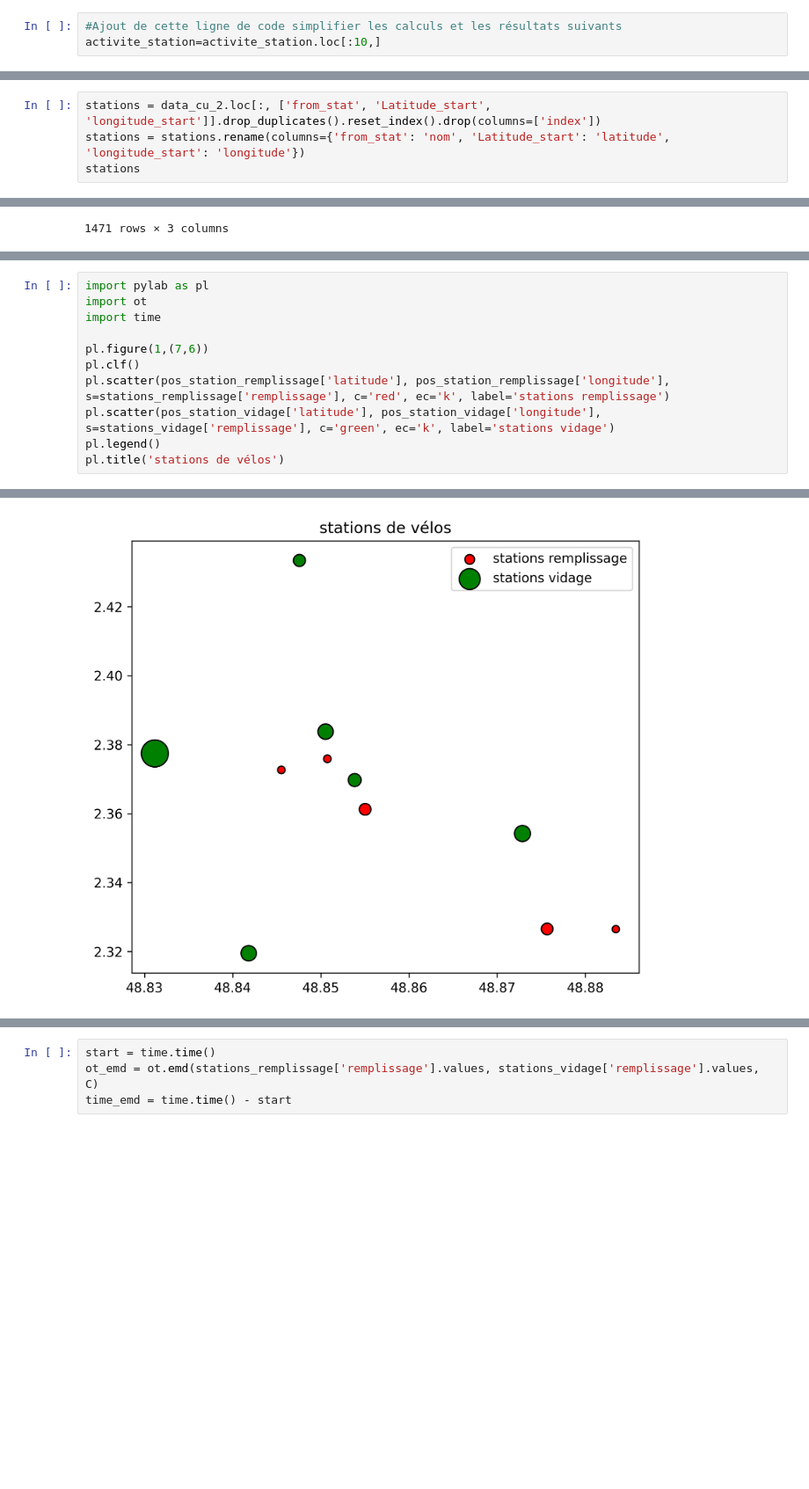
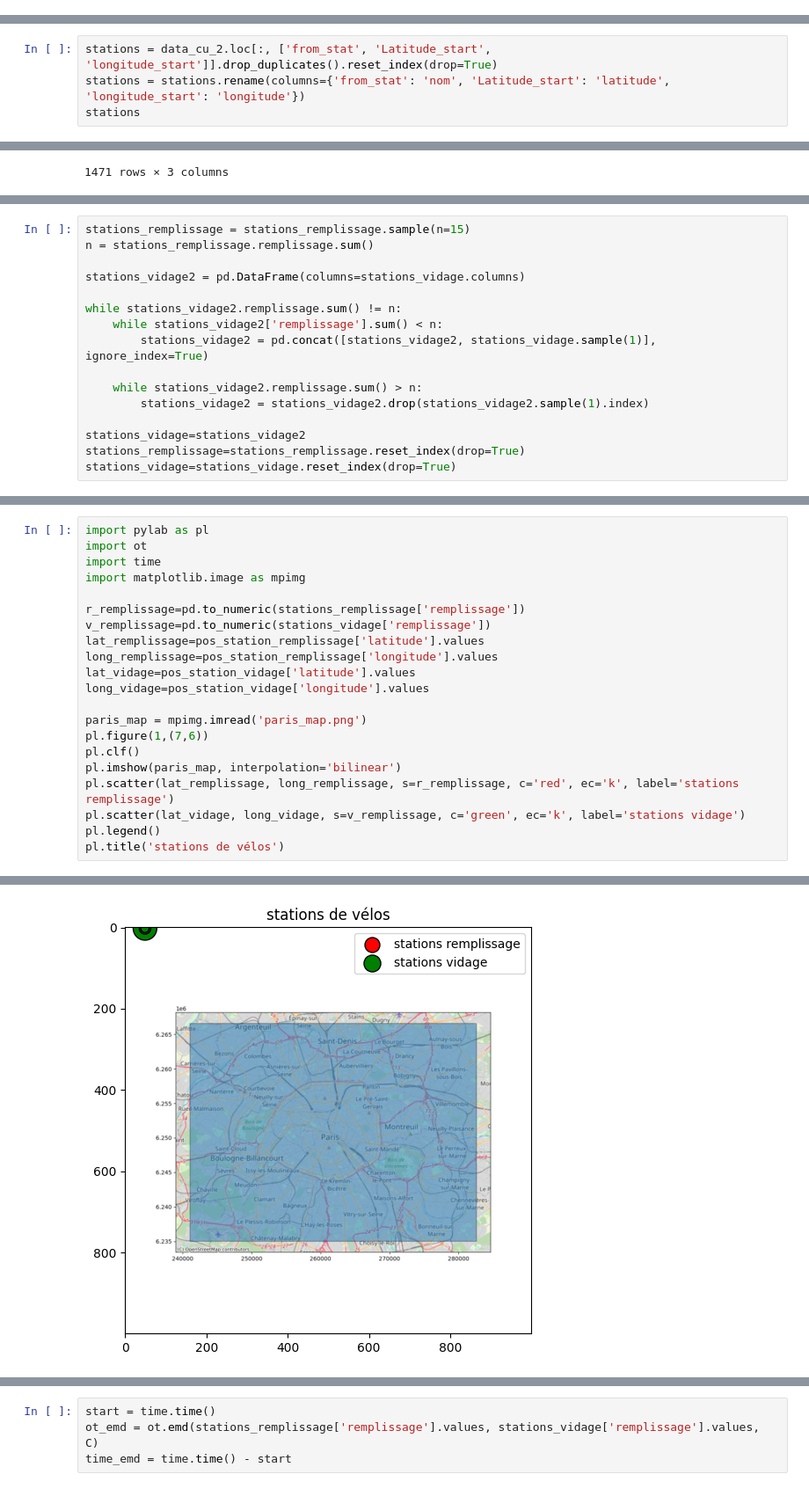
Before and after one commit to JinsNoe/Sujet-2-Etudes-de-cas, a Jupyter notebook: src/etude_de_cas_velos.ipynb, the cells around one changed output, grey strips where cells are left out. Shown at 88% size. Drawn from its saved outputs; the diff is of its cells as text; blank space fills up the shorter version.

```diff
--- a/src/etude_de_cas_velos.ipynb
+++ b/src/etude_de_cas_velos.ipynb
@@ -116,9 +96,6 @@ activite_station
 1426 rows × 4 columns
 # %% [markdown]
 Idée: faire des couples de stations avec une en remplissage négatif et une remplissage positive. Les couples seront formés en fonction de leur distance où la distance corrospond à la latitude, la longitude et la valeur absolue de remplissage; avec ces 3 données centrées réduites. Il faut adapter le code pour avoir un remplissage celon le type de vélo. Problème: si une station à un remplissage négatif pour les vélos électriques et positif pour les autres vélos, il faut faire un aller-retour. Solution former des couples par type de vélo. Remarque: la latitude et la longitude ne sont pas des bons représentatifs de distance car les navettes ne se déplacent pas en distance euclidienne, la durée et la distance parcourue peuvent donner un meilleur apercu de la distance à parcourir par la navette.
-# %%
-#Ajout de cette ligne de code simplifier les calculs et les résultats suivants
-activite_station=activite_station.loc[:10,]
 # %%
 from sklearn.preprocessing import StandardScaler
 from scipy.spatial import distance_matrix
@@ -136,5 +108,5 @@ KeyError: '[1424] not found in axis'
 # %%
-stations = data_cu_2.loc[:, ['from_stat', 'Latitude_start', 'longitude_start']].drop_duplicates().reset_index().drop(columns=['index'])
+stations = data_cu_2.loc[:, ['from_stat', 'Latitude_start', 'longitude_start']].drop_duplicates().reset_index(drop=True)
 stations = stations.rename(columns={'from_stat': 'nom', 'Latitude_start': 'latitude', 'longitude_start': 'longitude'})
 stations
 # %% [output]
@@ -153,0 +132,16 @@ stations
+# %%
+stations_remplissage = stations_remplissage.sample(n=15)
+n = stations_remplissage.remplissage.sum()
+
+stations_vidage2 = pd.DataFrame(columns=stations_vidage.columns)
+
+while stations_vidage2.remplissage.sum() != n:
+    while stations_vidage2['remplissage'].sum() < n:
+        stations_vidage2 = pd.concat([stations_vidage2, stations_vidage.sample(1)], ignore_index=True)
+
+    while stations_vidage2.remplissage.sum() > n:
+        stations_vidage2 = stations_vidage2.drop(stations_vidage2.sample(1).index)
+
+stations_vidage=stations_vidage2
+stations_remplissage=stations_remplissage.reset_index(drop=True)
+stations_vidage=stations_vidage.reset_index(drop=True)
@@ -171,17 +194,27 @@ pos_station_vidage
 # %%
 import pylab as pl
 import ot
 import time
+import matplotlib.image as mpimg
 
+r_remplissage=pd.to_numeric(stations_remplissage['remplissage'])
+v_remplissage=pd.to_numeric(stations_vidage['remplissage'])
+lat_remplissage=pos_station_remplissage['latitude'].values
+long_remplissage=pos_station_remplissage['longitude'].values
+lat_vidage=pos_station_vidage['latitude'].values
+long_vidage=pos_station_vidage['longitude'].values
+
+paris_map = mpimg.imread('paris_map.png')
 pl.figure(1,(7,6))
 pl.clf()
-pl.scatter(pos_station_remplissage['latitude'], pos_station_remplissage['longitude'], s=stations_remplissage['remplissage'], c='red', ec='k', label='stations remplissage')
-pl.scatter(pos_station_vidage['latitude'], pos_station_vidage['longitude'], s=stations_vidage['remplissage'], c='green', ec='k', label='stations vidage')
+pl.imshow(paris_map, interpolation='bilinear')
+pl.scatter(lat_remplissage, long_remplissage, s=r_remplissage, c='red', ec='k', label='stations remplissage')
+pl.scatter(lat_vidage, long_vidage, s=v_remplissage, c='green', ec='k', label='stations vidage')
 pl.legend()
 pl.title('stations de vélos')
 # %% [output]
 Text(0.5, 1.0, 'stations de vélos')
-[figure, old version]
+[figure, new version]
 # %%
 C = ot.dist(pos_station_remplissage[['latitude','longitude']].values, pos_station_vidage[['latitude','longitude']].values)
 
```
Also changed, not shown: parts of 18 cells of this notebook.
